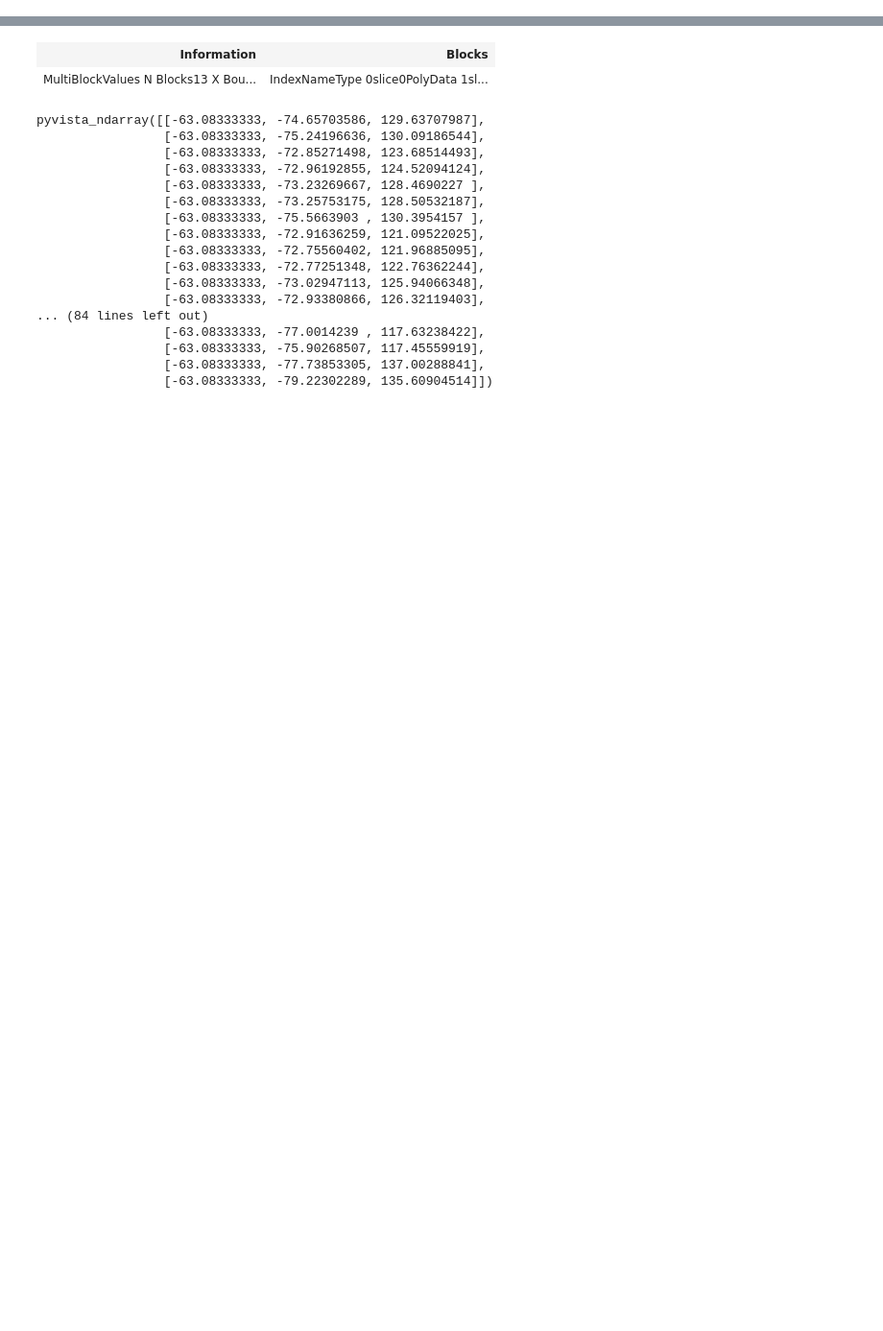
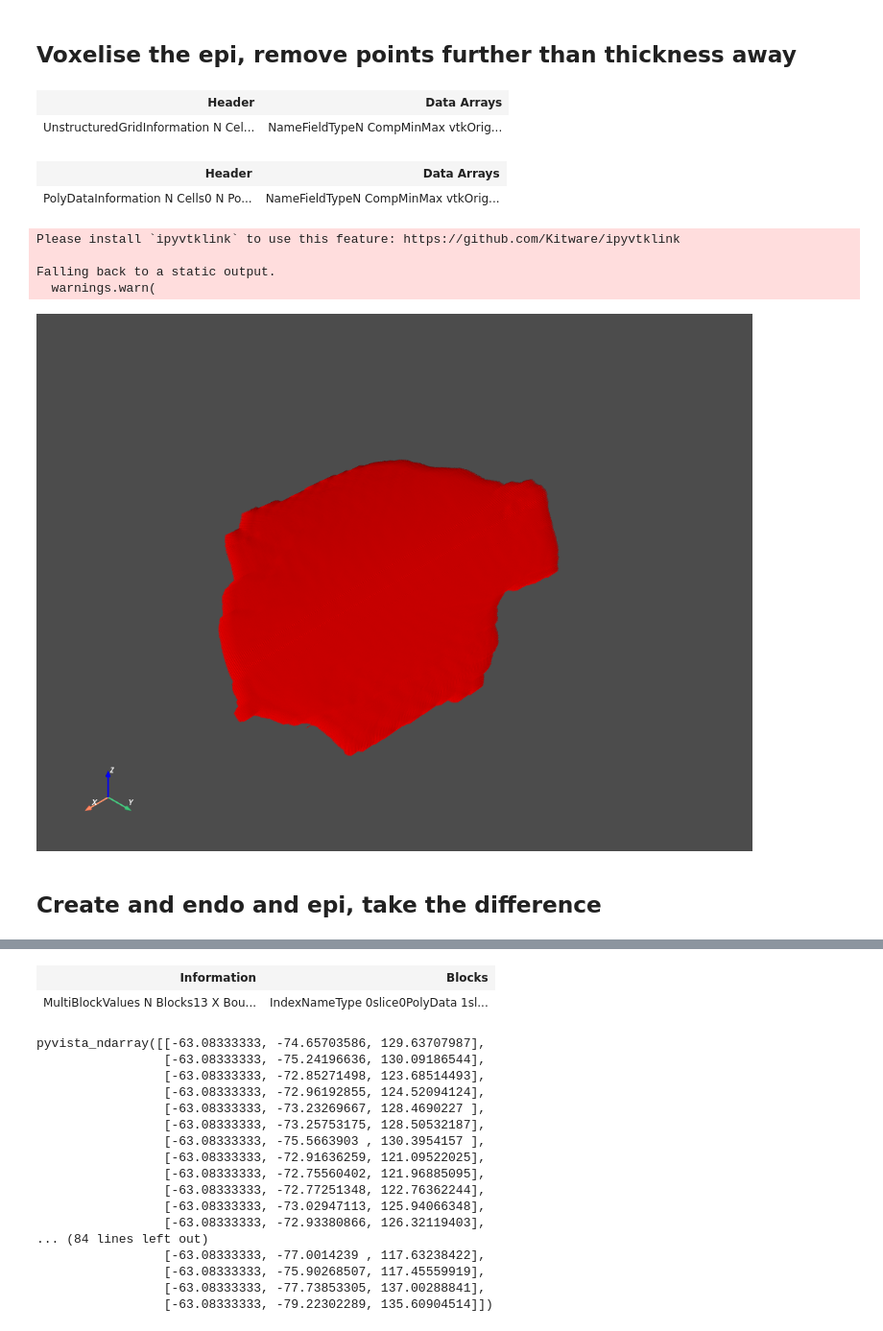
Before and after one commit to openep/openep-py, a Jupyter notebook: examples/pyvista-slice-mesh.ipynb, the cells around one changed output, grey strips where cells are left out. Shown: that part at 96% size. Drawn from its saved outputs; the diff is of its cells as text; code cells hidden in the pictures; blank space fills up the shorter version.

```diff
--- a/examples/pyvista-slice-mesh.ipynb
+++ b/examples/pyvista-slice-mesh.ipynb
@@ -41,0 +136,2 @@ centre = (low_values + high_values) / 2
+# %% [markdown]
+## Voxelise the epi, remove points further than thickness away
@@ -41,0 +231,17 @@ centre = (low_values + high_values) / 2
+# %%
+epi_voxels = voxelize(epi, bounds=bounds, density=[5, 0.2, 0.2], check_surface=True, inside_out=False)
+# %%
+epi_voxels.compute_implicit_distance(epi, inplace=True)
+# %% [output]
+| Header | Data Arrays |
+| UnstructuredGridInformation N Cel... | NameFieldTypeN CompMinMax vtkOrig... |
+# %%
+to_remove = epi_voxels['implicit_distance'] > 2
+# %%
+epi_voxels.faces = epi_voxels.cells
+shell, ridx = remove_points(epi_voxels, remove=to_remove, mode='any', keep_scalars=True, inplace=False, n_points_per_face=8)
+# %%
+shell.slice(normal=[1, 0, 0], origin=[5, -84.20000000000289, 133.20000000000067])
+# %% [output]
+| Header | Data Arrays |
+| PolyDataInformation N Cells0 N Po... | NameFieldTypeN CompMinMax vtkOrig... |
@@ -41,0 +252,10 @@ centre = (low_values + high_values) / 2
+# %%
+pyvista.UnstructuredGrid(shell).plot(color='red', opacity=0.3)
+# %% [output]
+Please install `ipyvtklink` to use this feature: https://github.com/Kitware/ipyvtklink
+
+Falling back to a static output.
+  warnings.warn(
+[figure, added]
+# %% [markdown]
+## Create and endo and epi, take the difference
```
Also changed, not shown: parts of 25 cells of this notebook.
